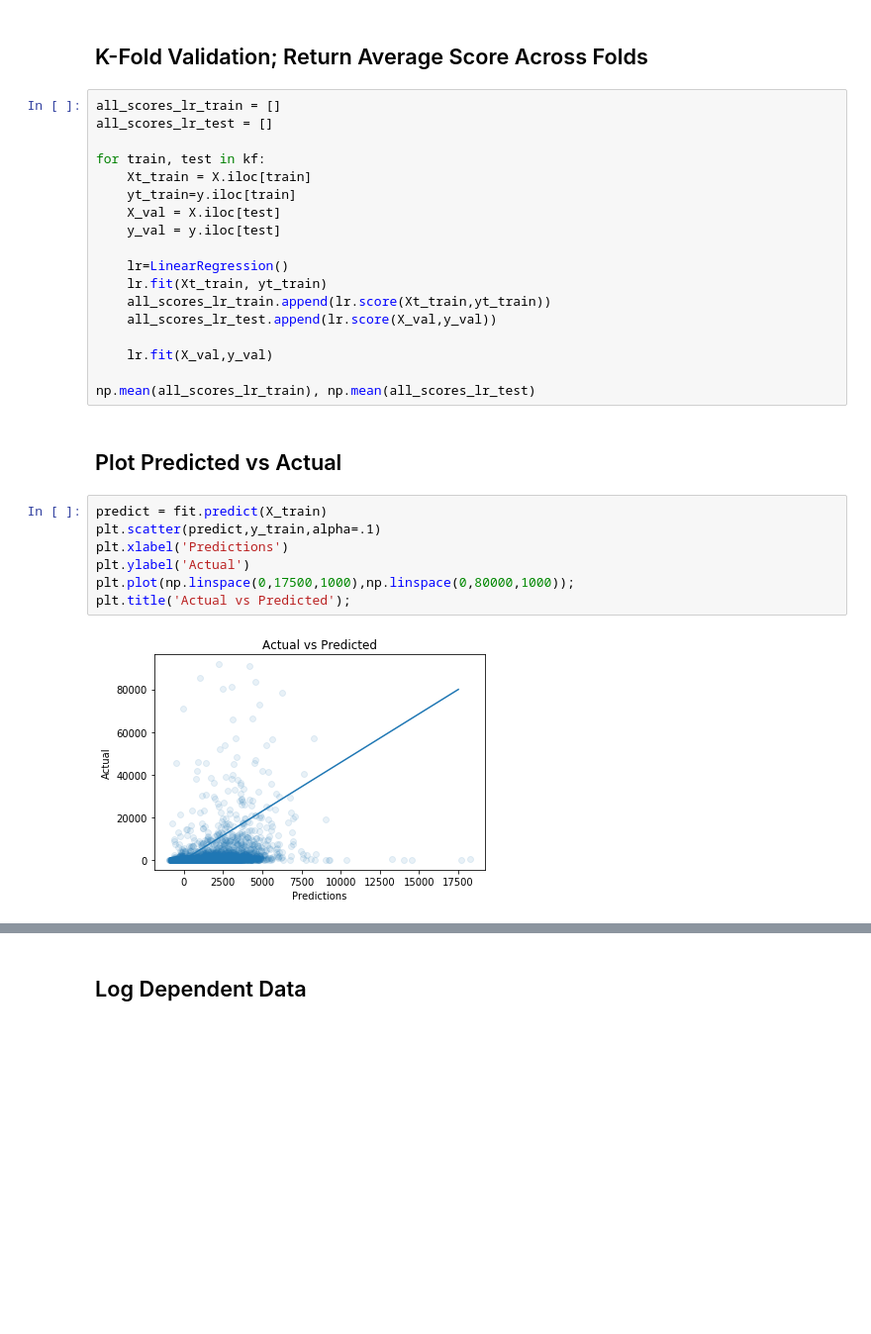
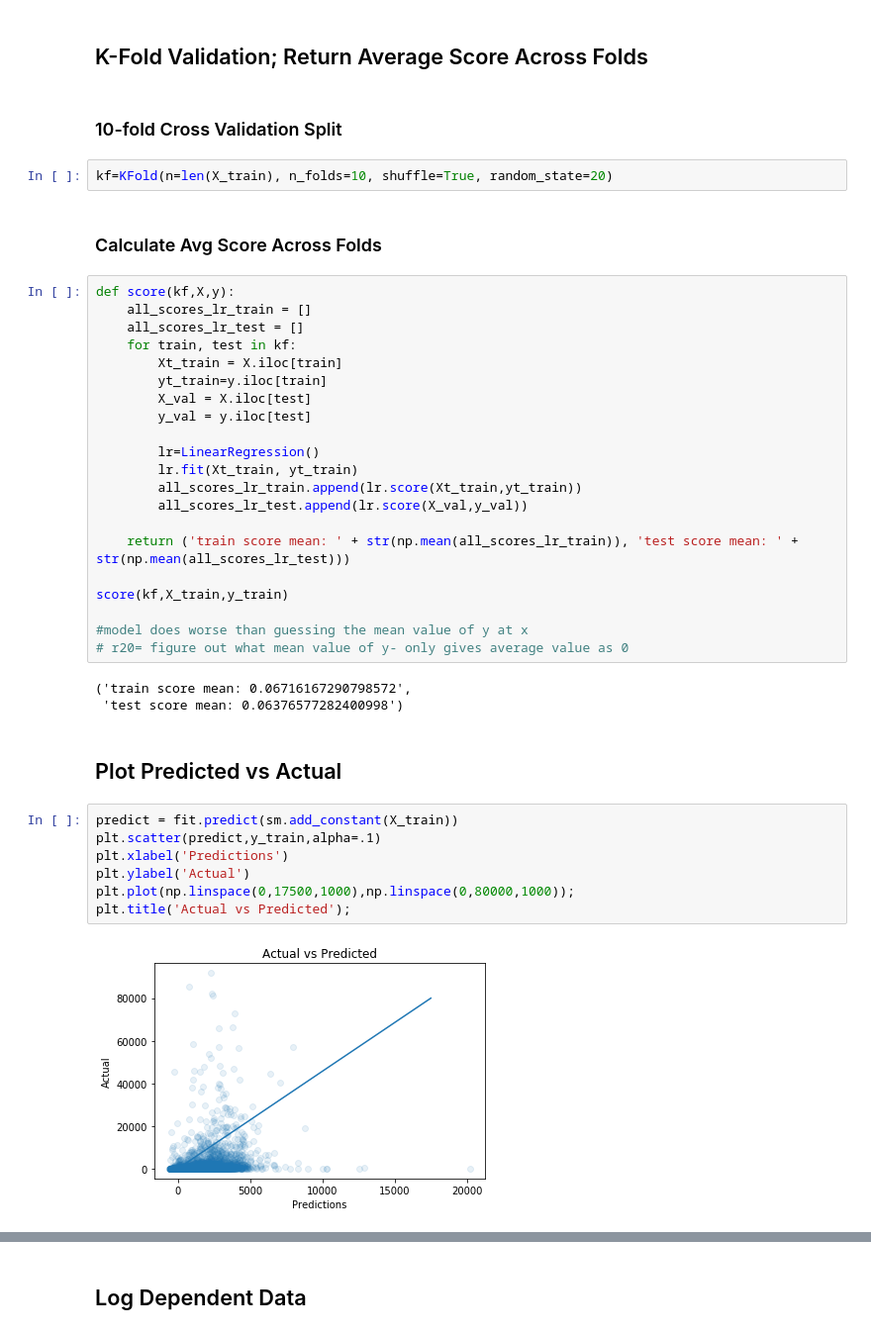
Before and after one commit to mayamadhavan/projects, a Jupyter notebook: modeling_steam_search_results.ipynb, the cells around one changed output, grey strips where cells are left out. Shown at 99% size. Cells and saved outputs as stored; diff of their text form; blank space fills up the shorter version.

```diff
--- a/modeling_steam_search_results.ipynb
+++ b/modeling_steam_search_results.ipynb
@@ -178,32 +288,44 @@ fit.summary()
 # %% [markdown]
 ## K-Fold Validation; Return Average Score Across Folds
+# %% [markdown]
+### 10-fold Cross Validation Split
+# %%
+kf=KFold(n=len(X_train), n_folds=10, shuffle=True, random_state=20)
+# %% [markdown]
+### Calculate Avg Score Across Folds
 # %%
-all_scores_lr_train = []
-all_scores_lr_test = []
+def score(kf,X,y):
+    all_scores_lr_train = []
+    all_scores_lr_test = []
+    for train, test in kf:
+        Xt_train = X.iloc[train]
+        yt_train=y.iloc[train]
+        X_val = X.iloc[test]
+        y_val = y.iloc[test]
 
-for train, test in kf:
-    Xt_train = X.iloc[train]
-    yt_train=y.iloc[train]
-    X_val = X.iloc[test]
-    y_val = y.iloc[test]
+        lr=LinearRegression()
+        lr.fit(Xt_train, yt_train)
+        all_scores_lr_train.append(lr.score(Xt_train,yt_train))
+        all_scores_lr_test.append(lr.score(X_val,y_val))
 
-    lr=LinearRegression()
-    lr.fit(Xt_train, yt_train)
-    all_scores_lr_train.append(lr.score(Xt_train,yt_train))
-    all_scores_lr_test.append(lr.score(X_val,y_val))
+    return ('train score mean: ' + str(np.mean(all_scores_lr_train)), 'test score mean: ' + str(np.mean(all_scores_lr_test)))
 
-    lr.fit(X_val,y_val)
+score(kf,X_train,y_train)
 
-np.mean(all_scores_lr_train), np.mean(all_scores_lr_test)
+#model does worse than guessing the mean value of y at x
+# r20= figure out what mean value of y- only gives average value as 0
+# %% [output]
+('train score mean: 0.06716167290798572',
+ 'test score mean: 0.06376577282400998')
 # %% [markdown]
 ## Plot Predicted vs Actual
 # %%
-predict = fit.predict(X_train)
+predict = fit.predict(sm.add_constant(X_train))
 plt.scatter(predict,y_train,alpha=.1)
 plt.xlabel('Predictions')
 plt.ylabel('Actual')
 plt.plot(np.linspace(0,17500,1000),np.linspace(0,80000,1000));
 plt.title('Actual vs Predicted');
 # %% [output]
-[figure, old version]
+[figure, new version]
 # %% [markdown]
```
Also changed, not shown: parts of 77 cells of this notebook.
